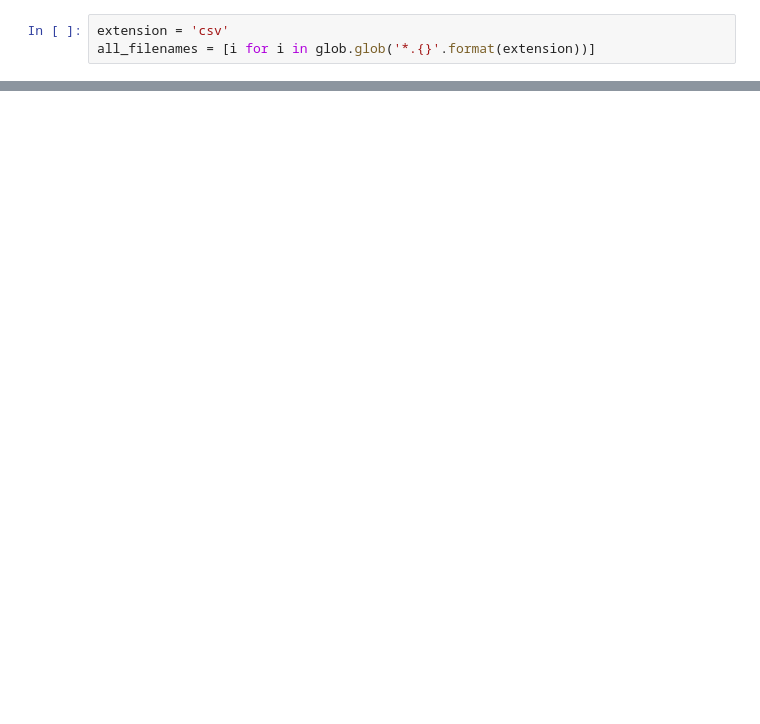
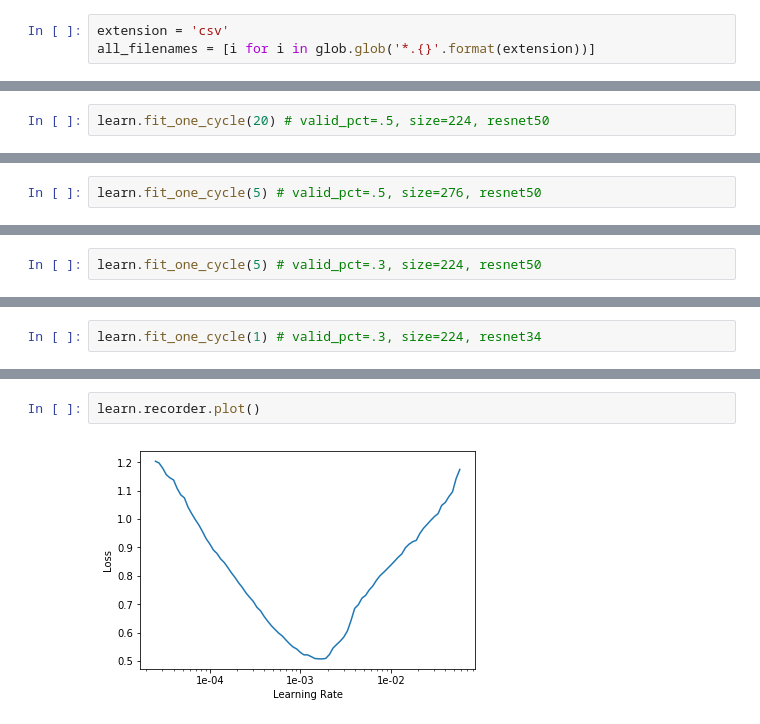
Before and after one commit to Murtaza-Husain1/Super-Saiyan-Classifier, a Jupyter notebook: Super_Saiyan_Classifier.ipynb, the cells around one changed output, grey strips where cells are left out. Saved outputs shown, nothing was run; the diff lists cells and outputs as text; blank space fills up the shorter version.

```diff
--- a/Super_Saiyan_Classifier.ipynb
+++ b/Super_Saiyan_Classifier.ipynb
@@ -71,0 +109,2 @@ array(['h_988', 'http://rubberslug.s3.amazonaws.com/user/6/63cab97f277413aa0c829
+# %%
+learn.fit_one_cycle(20) # valid_pct=.5, size=224, resnet50
@@ -71,0 +129,2 @@ array(['h_988', 'http://rubberslug.s3.amazonaws.com/user/6/63cab97f277413aa0c829
+# %%
+learn.fit_one_cycle(5) # valid_pct=.5, size=276, resnet50
@@ -71,0 +138,2 @@ array(['h_988', 'http://rubberslug.s3.amazonaws.com/user/6/63cab97f277413aa0c829
+# %%
+learn.fit_one_cycle(5) # valid_pct=.3, size=224, resnet50
@@ -71,0 +147,2 @@ array(['h_988', 'http://rubberslug.s3.amazonaws.com/user/6/63cab97f277413aa0c829
+# %%
+learn.fit_one_cycle(1) # valid_pct=.3, size=224, resnet34
@@ -71,0 +159,4 @@ array(['h_988', 'http://rubberslug.s3.amazonaws.com/user/6/63cab97f277413aa0c829
+# %%
+learn.recorder.plot()
+# %% [output]
+[figure, added]
```
Also changed, not shown: parts of 43 cells of this notebook.
